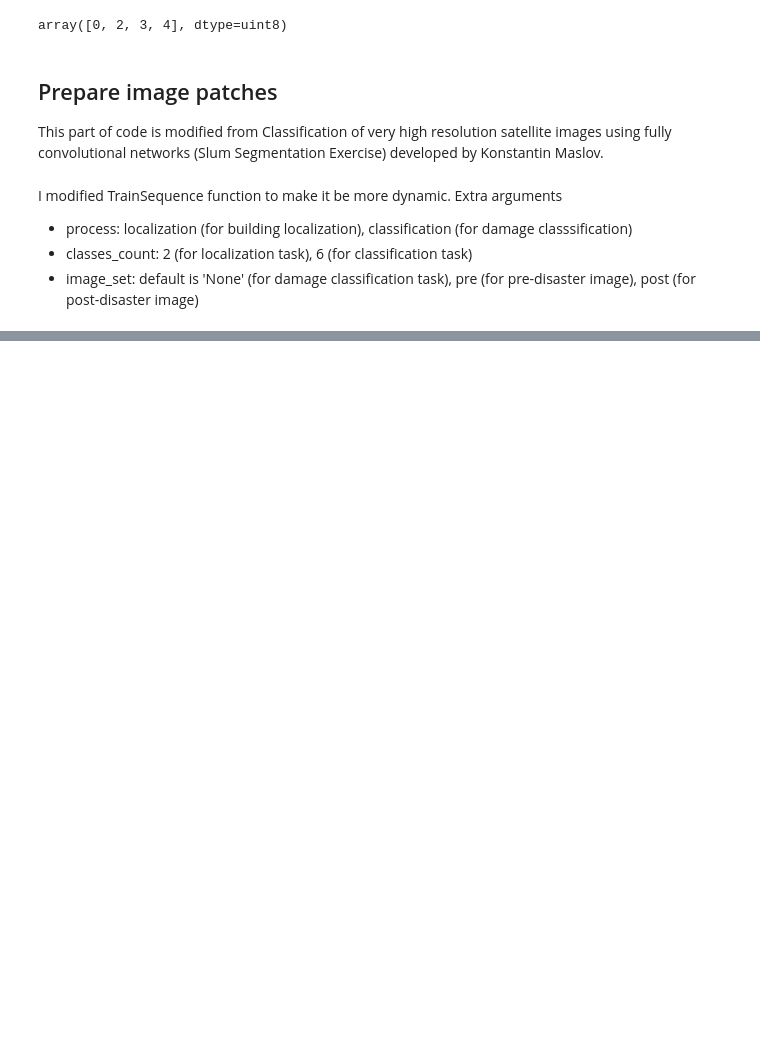
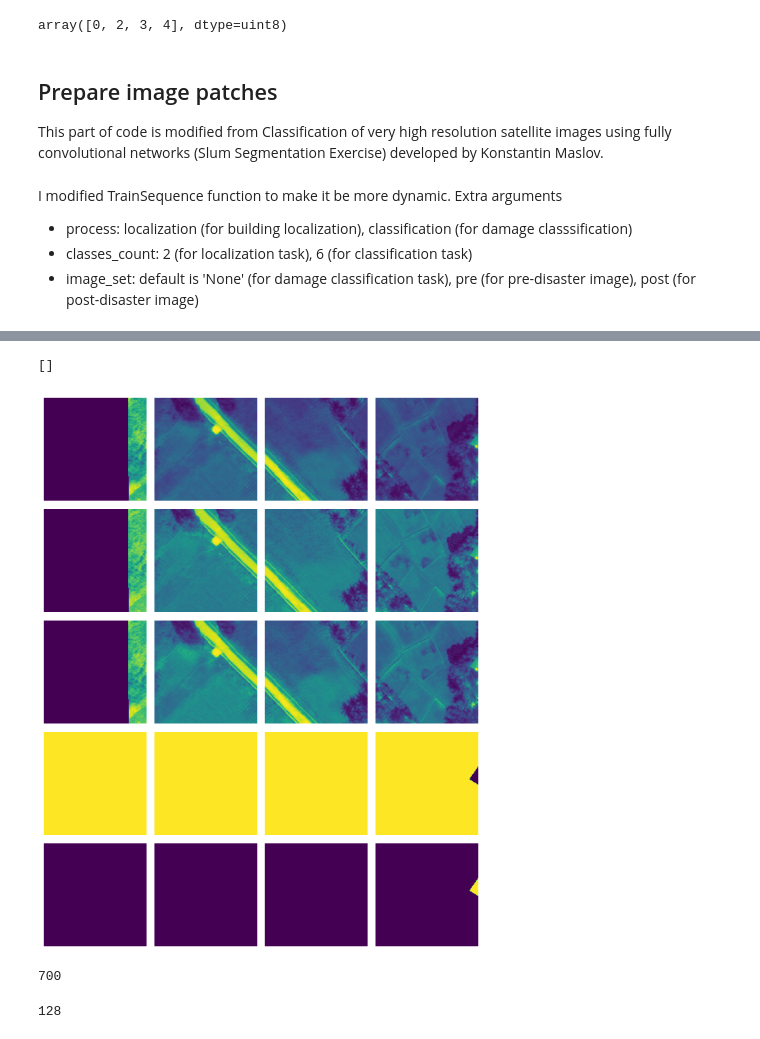
Before and after one commit to japanj/building-damage-assessment, a Jupyter notebook: building_damage_assessment.ipynb, the cells around one changed output, grey strips where cells are left out. Cells and saved outputs as stored; diff of their text form; code cells hidden in the pictures; blank space fills up the shorter version.

```diff
--- a/building_damage_assessment.ipynb
+++ b/building_damage_assessment.ipynb
@@ -339,3 +653,31 @@ plt.plot()
+# %%
+img, y = val_sequence[0]
+nrows, ncols = BANDS_COUNT + CLASSES_COUNT, BATCH_SIZE
+fig, axes = plt.subplots(nrows=nrows, ncols=ncols, figsize=(2*ncols, 2*nrows))
+
+# for index, (x_item, y_item) in enumerate(zip(pre_img, y)):
+for index, (x_item, y_item) in enumerate(zip(img, y)):
+    for row in range(BANDS_COUNT):
+        axes[row][index].imshow(x_item[:, :, row])
+        axes[row][index].axis("off")
+    for class_index in range(CLASSES_COUNT):
+        row = BANDS_COUNT + class_index
+        axes[row][index].imshow(y_item[:, :, class_index], vmin=0, vmax=1)
+        axes[row][index].axis("off")
+
+plt.tight_layout()
+plt.plot()
+# %% [output]
+[]
+[figure, added]
+# %%
+len(train_sequence)
+# %% [output]
+700
+# %%
+len(val_sequence)
+# %% [output]
+128
 # %%
 print(img.shape)
 print(y.shape)
```
Also changed, not shown: parts of 21 cells of this notebook, 1 other file.
